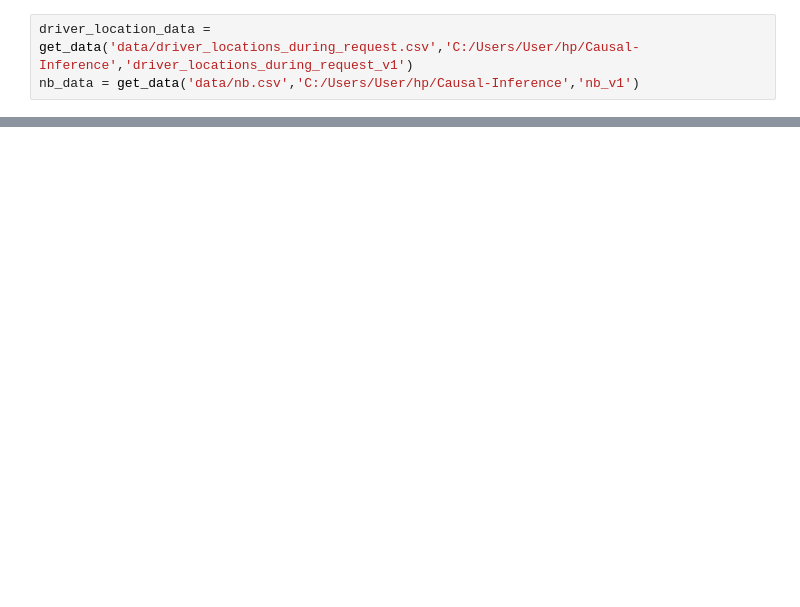
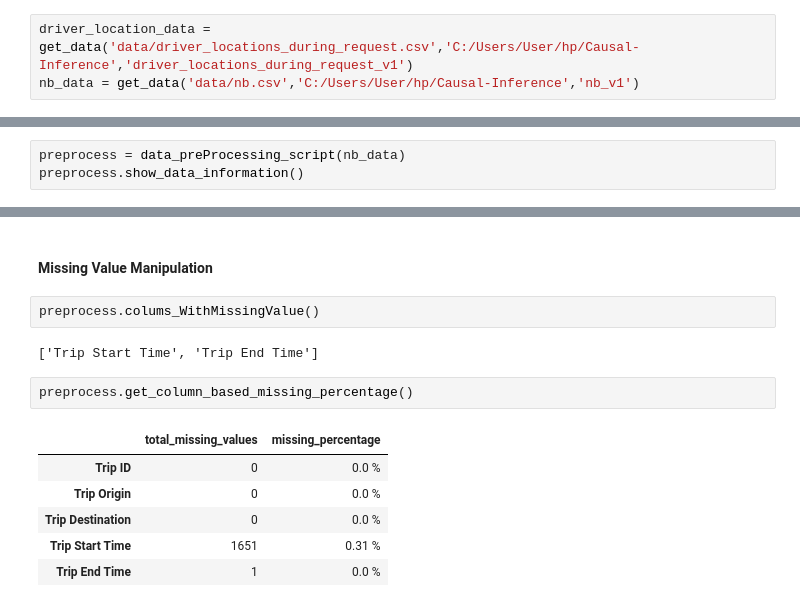
Before and after one commit to HenokD11/casual-inference, a Jupyter notebook: notebooks/EDA.ipynb, the cells around one changed output, grey strips where cells are left out. Cells and saved outputs as stored; diff of their text form; blank space fills up the shorter version.

```diff
--- a/notebooks/EDA.ipynb
+++ b/notebooks/EDA.ipynb
@@ -43,0 +60,3 @@ nb_data = pd.read_csv('../data/nb.csv')
+# %%
+preprocess = data_preProcessing_script(nb_data)
+preprocess.show_data_information()
@@ -43,0 +101,15 @@ nb_data = pd.read_csv('../data/nb.csv')
+# %% [markdown]
+#### Missing Value Manipulation
+# %%
+preprocess.colums_WithMissingValue()
+# %% [output]
+['Trip Start Time', 'Trip End Time']
+# %%
+preprocess.get_column_based_missing_percentage()
+# %% [output]
+|  | total_missing_values | missing_percentage |
+| Trip ID | 0 | 0.0 % |
+| Trip Origin | 0 | 0.0 % |
+| Trip Destination | 0 | 0.0 % |
+| Trip Start Time | 1651 | 0.31 % |
+| Trip End Time | 1 | 0.0 % |
```
Also changed, not shown: parts of 26 cells of this notebook, 3 other files.
